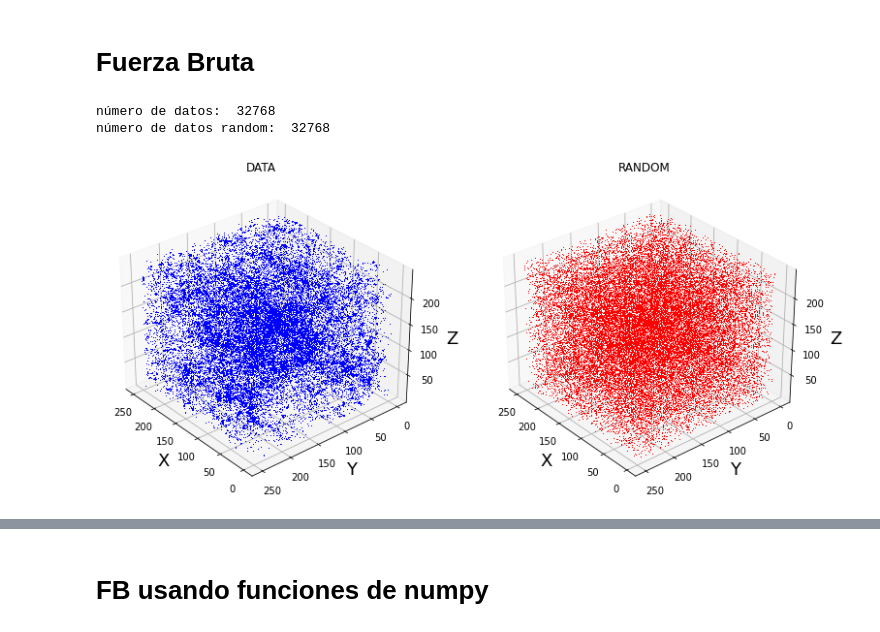
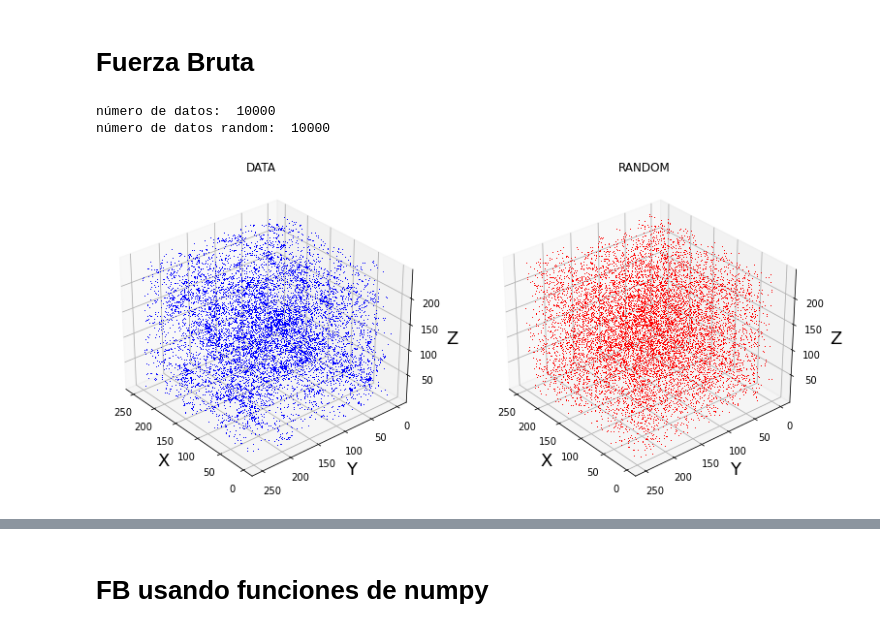
Before and after one commit to Oscar2401/funcion_correlacion, a Jupyter notebook: pythons/Pruebas_jupiter/Fuerza_bruta.ipynb, the cells around one changed output, grey strips where cells are left out. Cells and saved outputs as stored; diff of their text form; code cells hidden in the pictures.

```diff
--- a/pythons/Pruebas_jupiter/Fuerza_bruta.ipynb
+++ b/pythons/Pruebas_jupiter/Fuerza_bruta.ipynb
@@ -11,34 +11,34 @@ from scipy.spatial.distance import pdist
 # %% [markdown]
 # Fuerza Bruta
 # %%
-data  = pd.read_csv('/home/echeveste/mis_trabajos/correlation_f_2/datos/dat_glx/data.dat', sep = ' ', header=None)
-rand0 = pd.read_csv('/home/echeveste/mis_trabajos/correlation_f_2/datos/dat_glx/rand0.dat',sep = ' ', header=None)
+datos  = pd.read_csv('/home/echeveste/mis_trabajos/correlation_f_2/datos/dat_glx/data_10K.dat', sep = ' ', header=None)
+aleat = pd.read_csv('/home/echeveste/mis_trabajos/correlation_f_2/datos/dat_glx/rand0_10K.dat',sep = ' ', header=None)
 # %%
-print('número de datos: ', len(data[0]))
-print('número de datos random: ', len(rand0[0]))
+print('número de datos: ', len(datos[0]))
+print('número de datos random: ', len(aleat[0]))
 
 fig = plt.figure(figsize=(13,6))
 
 ax = fig.add_subplot(1, 2, 1, projection='3d')
-ax.plot3D(data[0],data[1],data[2],',b')
+ax.plot3D(datos[0],datos[1],datos[2],',b')
 ax.set_xlabel('X',fontsize=18)
 ax.set_ylabel('Y',fontsize=18)
 ax.set_zlabel('Z',fontsize=18)
 plt.title('DATA')
 ax.view_init(30, 140)
 
 ax = fig.add_subplot(1, 2, 2, projection='3d')
-ax.plot3D(rand0[0],rand0[1],rand0[2],',r')
+ax.plot3D(aleat[0],aleat[1],aleat[2],',r')
 ax.set_xlabel('X',fontsize=18)
 ax.set_ylabel('Y',fontsize=18)
 ax.set_zlabel('Z',fontsize=18)
 plt.title('RANDOM')
 ax.view_init(30, 140)
 
 plt.show()
 # %% [output]
-número de datos:  32768
-número de datos random:  32768
+número de datos:  10000
+número de datos random:  10000
-[figure, old version]
+[figure, new version]
 # %%
 # Pasamos los datos a un array numpy
```
Also changed, not shown: parts of 16 cells of this notebook, 30 other files.
